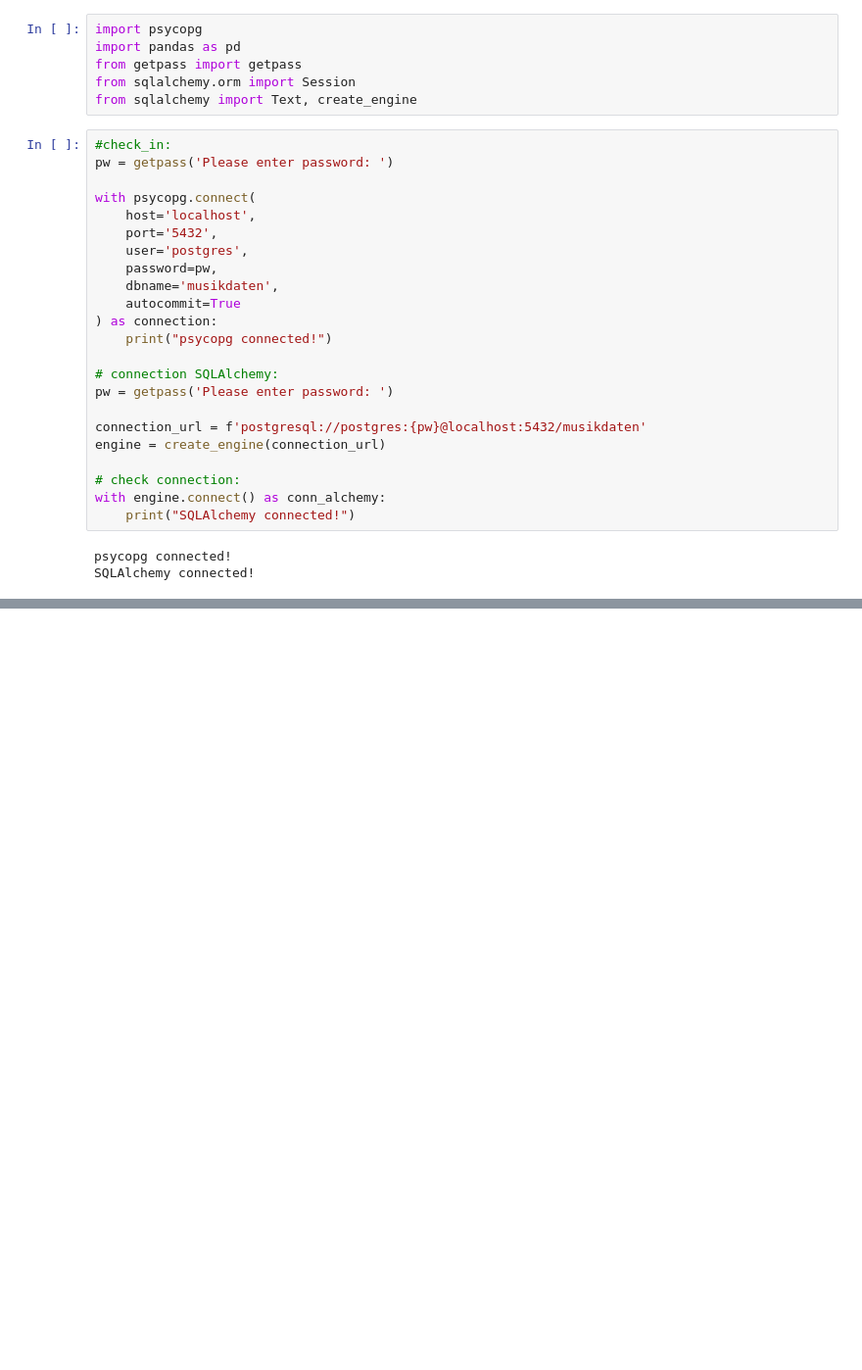
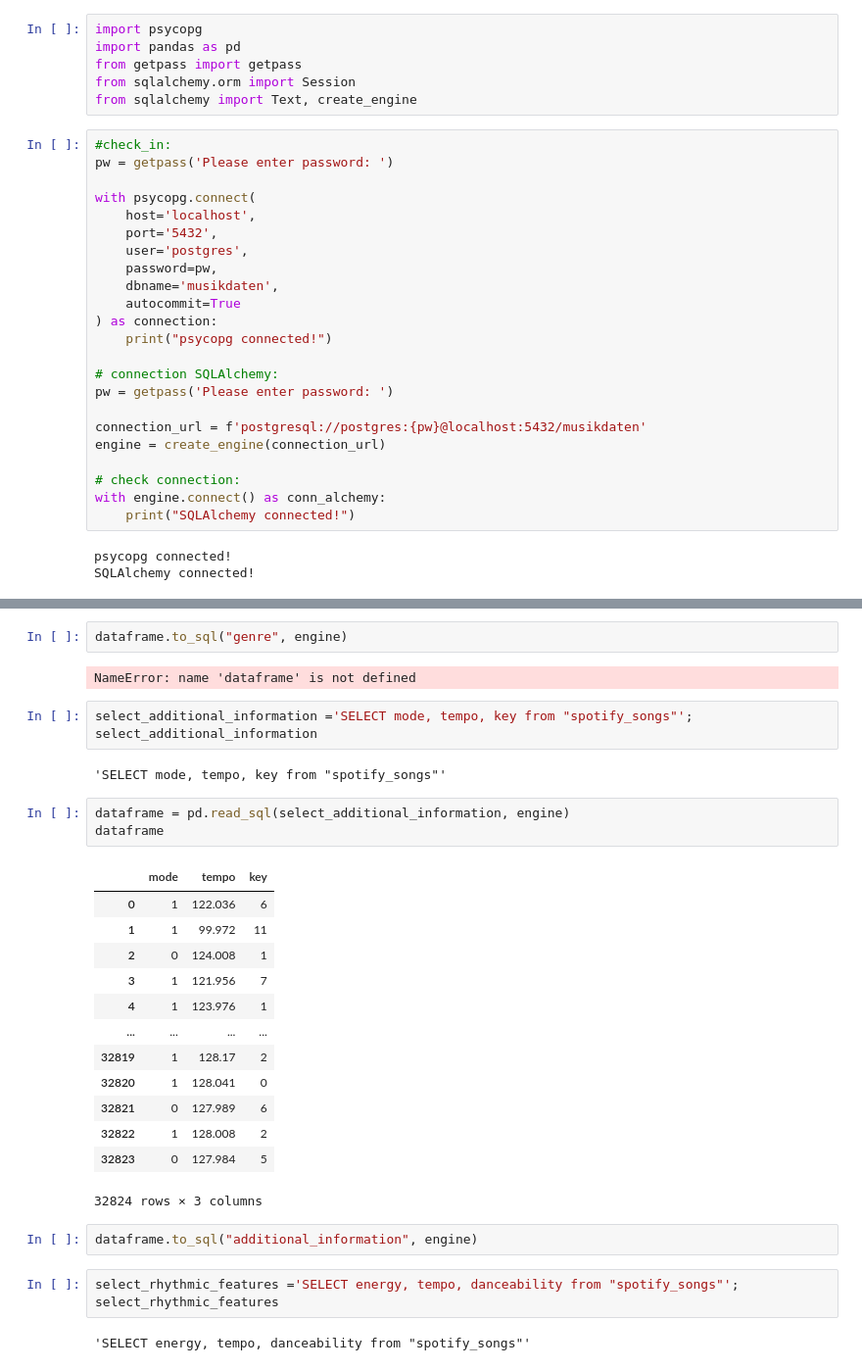
Before and after one commit to Doriandevs86/Projektwoche_SQL, a Jupyter notebook: src/database/How_to_connect_&_from_xls_to_pandas_to_sql.ipynb, the cells around one changed output, grey strips where cells are left out. Shown at 98% size. Drawn from its saved outputs; the diff is of its cells as text; blank space fills up the shorter version.

```diff
--- a/src/database/How_to_connect_&_from_xls_to_pandas_to_sql.ipynb
+++ b/src/database/How_to_connect_&_from_xls_to_pandas_to_sql.ipynb
@@ -78,0 +99,33 @@ dataframe.to_sql("Tracks", engine)
+# %%
+dataframe.to_sql("genre", engine)
+# %% [output]
+NameError: name 'dataframe' is not defined
+# %%
+select_additional_information ='SELECT mode, tempo, key from "spotify_songs"';
+select_additional_information
+# %% [output]
+'SELECT mode, tempo, key from "spotify_songs"'
+# %%
+dataframe = pd.read_sql(select_additional_information, engine)
+dataframe
+# %% [output]
+|  | mode | tempo | key |
+| 0 | 1 | 122.036 | 6 |
+| 1 | 1 | 99.972 | 11 |
+| 2 | 0 | 124.008 | 1 |
+| 3 | 1 | 121.956 | 7 |
+| 4 | 1 | 123.976 | 1 |
+| ... | ... | ... | ... |
+| 32819 | 1 | 128.17 | 2 |
+| 32820 | 1 | 128.041 | 0 |
+| 32821 | 0 | 127.989 | 6 |
+| 32822 | 1 | 128.008 | 2 |
+| 32823 | 0 | 127.984 | 5 |
+32824 rows × 3 columns
+# %%
+dataframe.to_sql("additional_information", engine)
+# %%
+select_rhythmic_features ='SELECT energy, tempo, danceability from "spotify_songs"';
+select_rhythmic_features
+# %% [output]
+'SELECT energy, tempo, danceability from "spotify_songs"'
```
Also changed, not shown: parts of 26 cells of this notebook, 1 other file.
